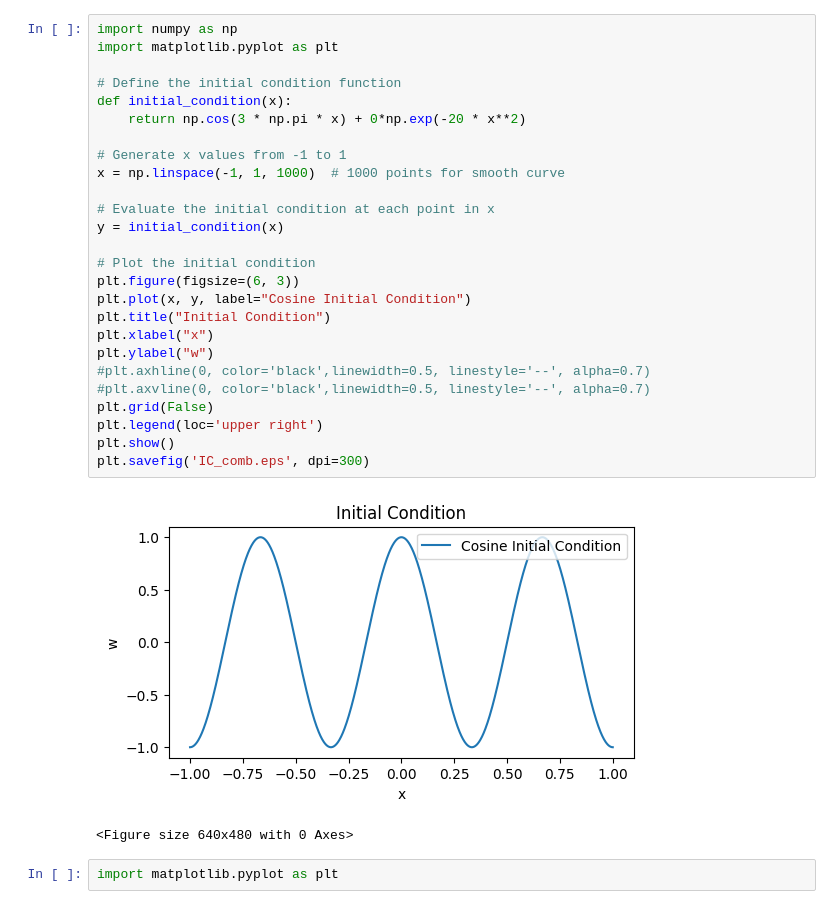
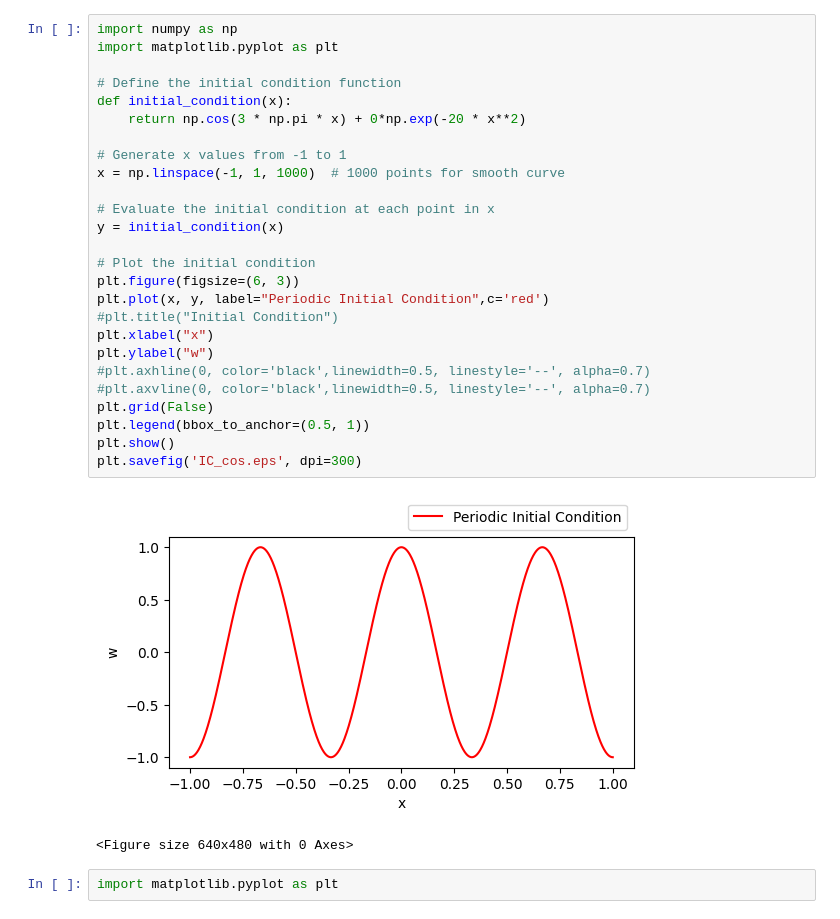
Before and after one commit to satyasaran/FifthOrderPDEPinnSymReg, a Jupyter notebook: Cos/cos_git.ipynb, the cells around one changed output. Saved outputs shown, nothing was run; the diff lists cells and outputs as text.

```diff
--- a/Cos/cos_git.ipynb
+++ b/Cos/cos_git.ipynb
@@ -1,31 +1,31 @@
 # %%
 import numpy as np
 import matplotlib.pyplot as plt
 
 # Define the initial condition function
 def initial_condition(x):
     return np.cos(3 * np.pi * x) + 0*np.exp(-20 * x**2)
 
 # Generate x values from -1 to 1
 x = np.linspace(-1, 1, 1000)  # 1000 points for smooth curve
 
 # Evaluate the initial condition at each point in x
 y = initial_condition(x)
 
 # Plot the initial condition
 plt.figure(figsize=(6, 3))
-plt.plot(x, y, label="Cosine Initial Condition")
-plt.title("Initial Condition")
+plt.plot(x, y, label="Periodic Initial Condition",c='red')
+#plt.title("Initial Condition")
 plt.xlabel("x")
 plt.ylabel("w")
 #plt.axhline(0, color='black',linewidth=0.5, linestyle='--', alpha=0.7)
 #plt.axvline(0, color='black',linewidth=0.5, linestyle='--', alpha=0.7)
 plt.grid(False)
-plt.legend(loc='upper right')
+plt.legend(bbox_to_anchor=(0.5, 1))
 plt.show()
-plt.savefig('IC_comb.eps', dpi=300)
+plt.savefig('IC_cos.eps', dpi=300)
 # %% [output]
-[figure, old version]
+[figure, new version]
 <Figure size 640x480 with 0 Axes>
 # %%
 import matplotlib.pyplot as plt
```
Also changed, not shown: 4 other files.
